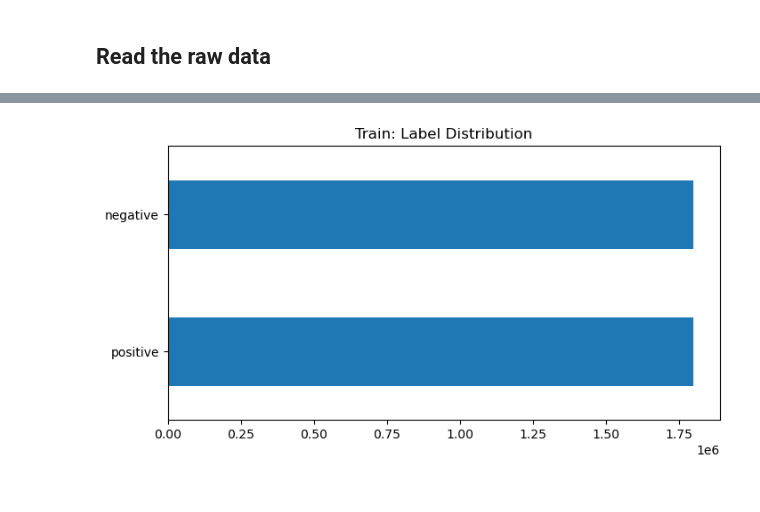
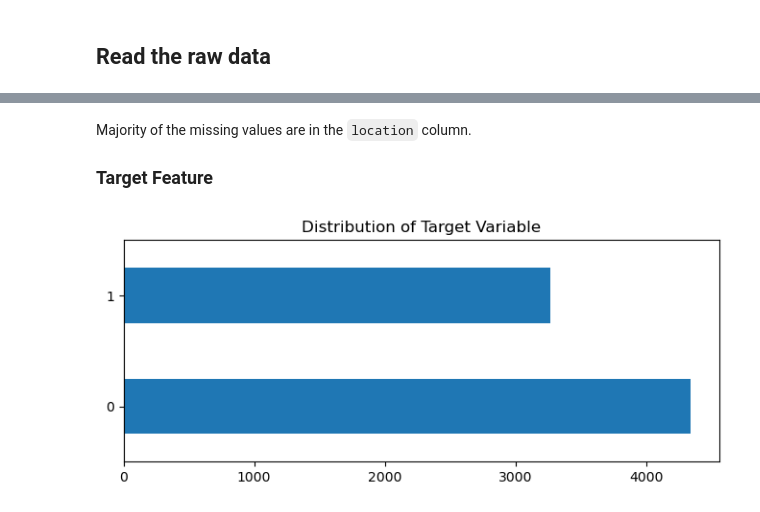
Before and after one commit to sagar118/text-analyzer, a Jupyter notebook: notebooks/exploratory-data-analysis.ipynb, the cells around one changed output, grey strips where cells are left out. Cells and saved outputs as stored; diff of their text form; code cells hidden in the pictures.

```diff
--- a/notebooks/exploratory-data-analysis.ipynb
+++ b/notebooks/exploratory-data-analysis.ipynb
@@ -76,5 +31,5 @@ test_df.to_parquet('../data/raw/test.parquet')
 ## Read the raw data
 # %%
 # Read in the data
-train_df = pd.read_parquet('../data/raw/train.parquet')
-test_df = pd.read_parquet('../data/raw/test.parquet')
+train = pd.read_csv('../data/raw/train.csv')
+test = pd.read_csv('../data/raw/test.csv')
@@ -85,6 +77,9 @@ Let's explore the data a bit.
+# %% [markdown]
+Majority of the missing values are in the `location` column.
+
+### Target Feature
 # %%
-# Display the distribution of labels in the training data
-train_df.label_name.value_counts().plot(kind='barh', figsize=(8,4), title='Train: Label Distribution');
+train.target.value_counts().plot.barh(figsize=(8,3), title="Distribution of Target Variable")
 plt.show()
 # %% [output]
-[figure, old version]
+[figure, new version]
```
Also changed, not shown: parts of 41 cells of this notebook, 1 other file.
